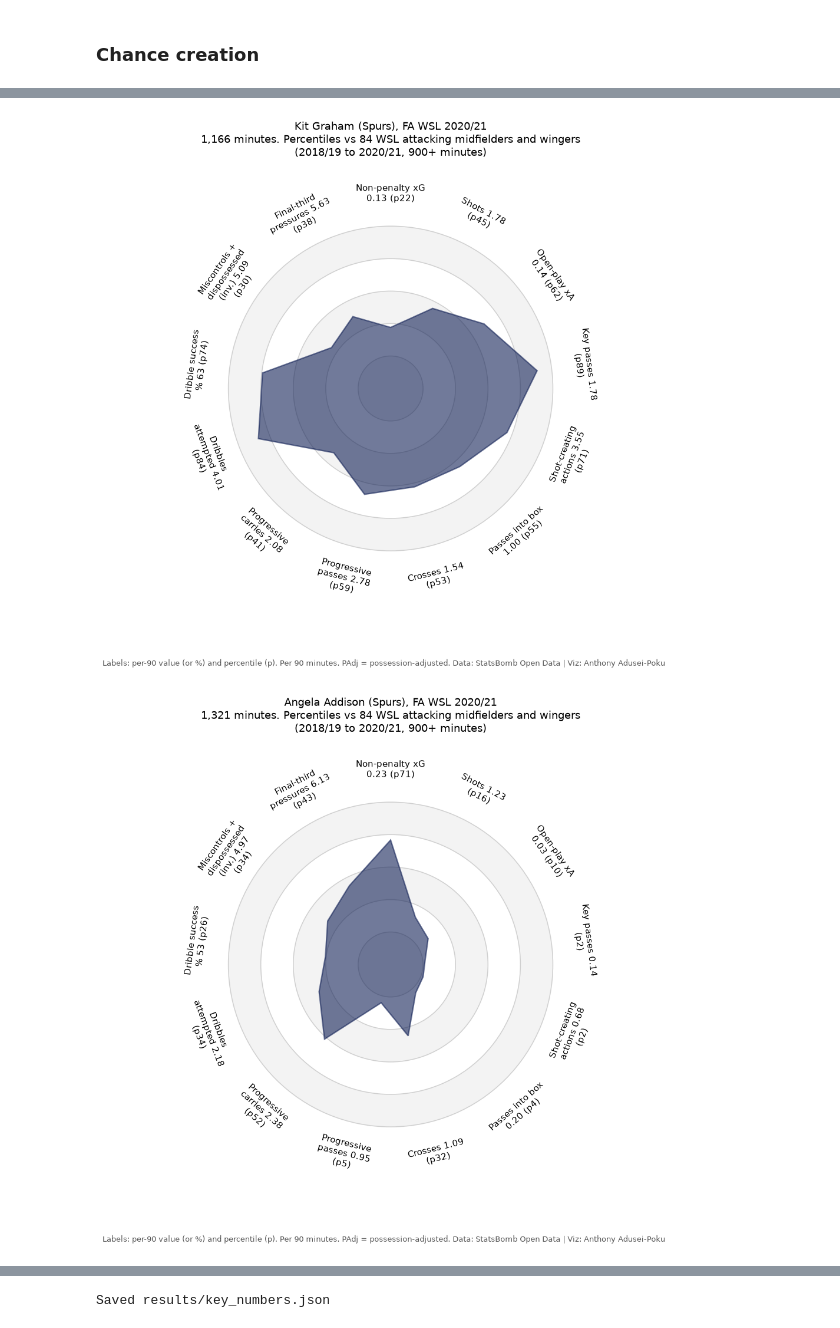
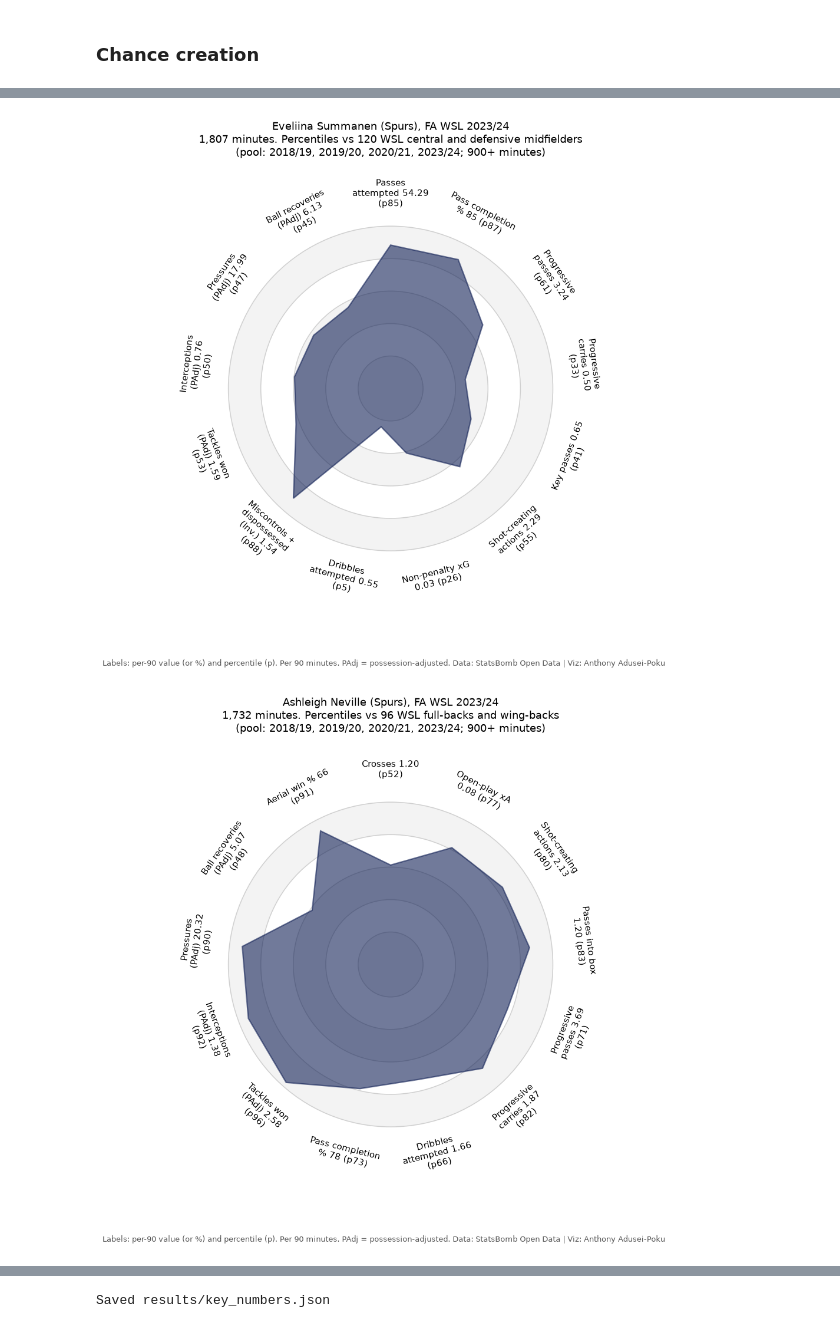
Before and after one commit to anthony07-max/spurs-women-wsl-analysis, a Jupyter notebook: spurs_wsl.ipynb, the cells around one changed output, grey strips where cells are left out. Drawn from its saved outputs; the diff is of its cells as text; code cells hidden in the pictures.

```diff
--- a/spurs_wsl.ipynb
+++ b/spurs_wsl.ipynb
@@ -262,5 +265,5 @@ Spurs' rank out of 12 in each season
 # %%
-fig, axes = plt.subplots(1, 2, figsize=(14, 6.2), sharex=True, sharey=True)
+fig, axes = plt.subplots(1, 3, figsize=(20, 6.4), sharex=True, sharey=True)
 for ax, season in zip(axes, SEASONS):
     d = ts[ts.season == season]
     ax.scatter(d.npxg_pm, d.npxg_against_pm, s=60, color=LEAGUE_GREY, zorder=2)
@@ -320,5 +324,5 @@ xG per shot separates "how many chances" from "how good the chances were". The s
 # %%
-fig, axes = plt.subplots(2, 2, figsize=(14, 9))
+fig, axes = plt.subplots(2, 3, figsize=(20, 9))
 for j, season in enumerate(SEASONS):
     d = ts[ts.season == season]
     for i, (col, lab, asc) in enumerate([("xg_per_shot", "xG per shot (attack)", True),
@@ -362,17 +369,22 @@ shot_profile.round(3)
 # %%
 pitch = VerticalPitch(pitch_type="statsbomb", half=True, line_color="#222222", pad_bottom=-6)
-fig, axes = pitch.draw(nrows=1, ncols=2, figsize=(14, 7.5))
-for ax, (lab, d, col) in zip(axes, [("Spurs shots", np_shots[np_shots.team == wsl.SPURS], SPURS_NAVY),
-                                     ("Shots conceded by Spurs", np_shots[np_shots.opponent == wsl.SPURS], AGAINST_RED)]):
+fig, axes = pitch.draw(nrows=2, ncols=2, figsize=(14, 14))
+early = np_shots.season.isin(["2019/20", "2020/21"])
+latest = np_shots.season == LATEST
+panels = [("Spurs shots, 2023/24", np_shots[latest & (np_shots.team == wsl.SPURS)], SPURS_NAVY),
+          ("Shots conceded by Spurs, 2023/24", np_shots[latest & (np_shots.opponent == wsl.SPURS)], AGAINST_RED),
+          ("Spurs shots, 2019/20 and 2020/21", np_shots[early & (np_shots.team == wsl.SPURS)], SPURS_NAVY),
+          ("Shots conceded by Spurs, 2019/20 and 2020/21", np_shots[early & (np_shots.opponent == wsl.SPURS)], AGAINST_RED)]
+for ax, (lab, d, col) in zip(axes.flat, panels):
     gl = d.is_goal == 1
     pitch.scatter(d.x[~gl], d.y[~gl], s=d.xg[~gl] * 700 + 10, ax=ax, facecolors="none", edgecolors=col, lw=1, alpha=0.55)
     pitch.scatter(d.x[gl], d.y[gl], s=d.xg[gl] * 700 + 10, ax=ax, c=col, edgecolors="white", lw=0.8, zorder=3)
-    ax.set_title(f"{lab}, WSL 2019/20 and 2020/21\n{len(d)} non-penalty shots, {int(d.is_goal.sum())} goals, "
+    ax.set_title(f"{lab}\n{len(d)} non-penalty shots, {int(d.is_goal.sum())} goals, "
                  f"{d.xg.sum():.1f} xG, {d.xg.mean():.3f} xG per shot", fontsize=11.5)
 leg = [Line2D([0], [0], marker="o", ls="", markerfacecolor="grey", markeredgecolor="white", ms=9, label="Goal"),
        Line2D([0], [0], marker="o", ls="", markerfacecolor="none", markeredgecolor="grey", ms=9, label="No goal")]
-axes[0].legend(handles=leg, loc="lower left")
-fig.text(0.5, 0.06, "Marker size = my model's xG. Data: StatsBomb Open Data | Model and viz: Anthony Adusei-Poku",
+axes.flat[0].legend(handles=leg, loc="lower left")
+fig.text(0.5, 0.04, "Marker size = my model's xG. Data: StatsBomb Open Data | Model and viz: Anthony Adusei-Poku",
          ha="center", fontsize=9, color="#555555")
 save(fig, "05_spurs_shotmap.png"); plt.show()
 # %% [output]
@@ -382,7 +394,7 @@ save(fig, "05_spurs_shotmap.png"); plt.show()
 # %%
 cc = {"key_passes_pm": "Key passes", "sca_pm": "Shot-creating actions", "prog_passes_pm": "Progressive passes",
       "box_receipts_pm": "Touches received in box"}
-fig, axes = plt.subplots(2, 4, figsize=(18, 8.5))
+fig, axes = plt.subplots(3, 4, figsize=(18, 12.5))
 for i, season in enumerate(SEASONS):
     d = ts[ts.season == season]
     for j, (col, lab) in enumerate(cc.items()):
@@ -429,6 +441,7 @@ Player-seasons with 900+ minutes by position group: {'CM': 87, 'AM/W': 84, 'CB':
 # %%
-PICKS = ["Shelina Zadorsky", "Ashleigh Neville", "Alanna Kennedy", "Kit Graham", "Angela Addison", "Rianna Dean"]
-sel = prof[(prof.team == wsl.SPURS) & (prof.season == "2020/21") & prof.name.isin(PICKS)]
+PICKS = {"Martha Thomas": "thomas", "Grace Clinton": "clinton", "Celin Bizet Ildhusøy": "bizet",
+         "Eveliina Summanen": "summanen", "Ashleigh Neville": "neville", "Molly Bartrip": "bartrip"}
+sel = prof[(prof.team == wsl.SPURS) & (prof.season == LATEST) & prof.name.isin(PICKS)]
 assert len(sel) == len(PICKS), sel.name.tolist()
 radar_rows = []
 
@@ -448,15 +461,18 @@ def draw_radar(idx, fname):
     radar.draw_param_labels(ax=ax, fontsize=9.5)
     n_peers = (prof.group == row.group).sum()
     ax.set_title(f"{row['name']} (Spurs), FA WSL {row.season}\n{row.minutes:,.0f} minutes. Percentiles vs {n_peers} "
-                 f"WSL {wsl.GROUP_LABEL[row.group]}\n(2018/19 to 2020/21, 900+ minutes)", fontsize=12, pad=24)
+                 f"WSL {wsl.GROUP_LABEL[row.group]}\n(pool: 2018/19, 2019/20, 2020/21, 2023/24; 900+ minutes)", fontsize=12, pad=24)
     fig.text(0.5, 0.02, "Labels: per-90 value (or %) and percentile (p). Per 90 minutes. PAdj = possession-adjusted. Data: StatsBomb Open Data | Viz: Anthony Adusei-Poku",
              ha="center", fontsize=8.5, color="#555555")
     save(fig, fname); plt.show()
+    latest_only = wsl.percentiles(prof[prof.season == LATEST], idx)
     radar_rows.append({"player": row["name"], "season": row.season, "group": row.group, "minutes": round(row.minutes),
-                       "peers": int(n_peers), **{c: round(row[c], 3) for c in cols},
-                       **{c + "_pct": round(v) for c, v in pct.items()}})
+                       "peers": int(n_peers), "peers_2023_24": int(((prof.group == row.group) & (prof.season == LATEST)).sum()),
+                       **{c: round(row[c], 3) for c in cols},
+                       **{c + "_pct": round(v) for c, v in pct.items()},
+                       **{c + "_pct_2023_24_only": round(v) for c, v in latest_only.items()}})
 
-for k, name in enumerate(PICKS, start=7):
+for k, (name, slug) in enumerate(PICKS.items(), start=7):
     idx = sel.index[sel.name == name][0]
-    draw_radar(idx, f"{k:02d}_radar_{name.split()[-1].lower()}.png")
+    draw_radar(idx, f"{k:02d}_radar_{slug}.png")
 # %% [output]
@@ -466,2 +482,2 @@ for k, name in enumerate(PICKS, start=7):
-[figure, old version]
+[figure, new version]
-[figure, old version]
+[figure, new version]
```
Also changed, not shown: parts of 23 cells of this notebook, 29 other files.
